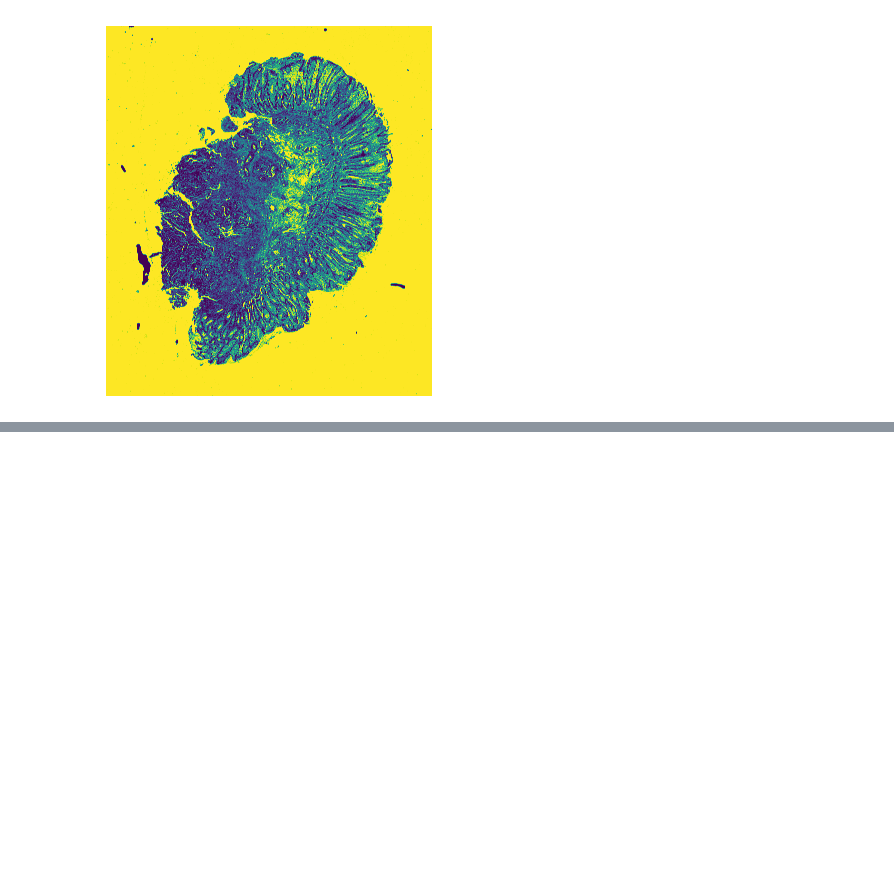
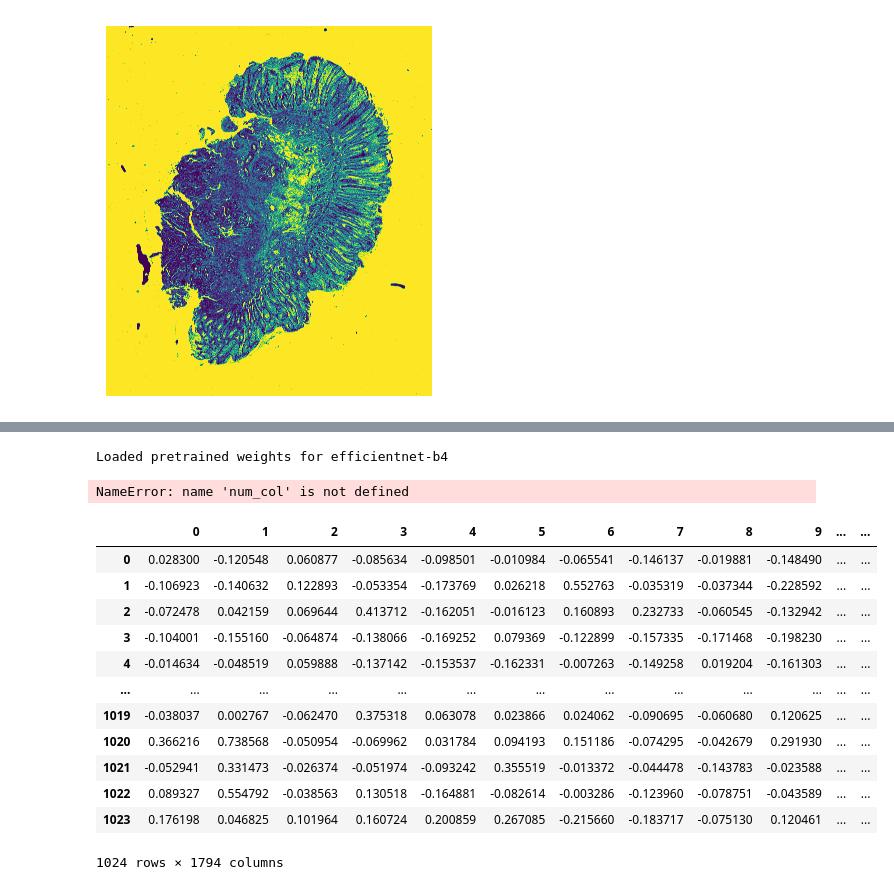
Before and after one commit to sikso1892/TEA-graph, a Jupyter notebook: notebooks/1.Sample_Spernode_generation.ipynb, the cells around one changed output, grey strips where cells are left out. Saved outputs shown, nothing was run; the diff lists cells and outputs as text; code cells hidden in the pictures; blank space fills up the shorter version.

```diff
--- a/notebooks/1.Sample_Spernode_generation.ipynb
+++ b/notebooks/1.Sample_Spernode_generation.ipynb
@@ -603,4 +762,12 @@ display(thresh_otsu.shape)
 # %%
+transform = transforms.Compose([
+            transforms.Resize(320),
+            transforms.CenterCrop(299),
+            transforms.ToTensor(),
+            transforms.Normalize([0.485,0.456,0.406], [0.229,0.224,0.225])
+            ])
+device = torch.device(int(gpu) if torch.cuda.is_available() else "cpu")
+model_ft = EfficientNet.from_pretrained('efficientnet-b4', num_classes = 2)
 x_list = []
 y_list = []
 feature_list = []
@@ -641,3 +808,57 @@ for i in range(0, num_col):
             y_list.append(j)
             temp_x.append(i)
             temp_y.append(j)
+            counter += 1
+            batchsize = 128
+
+            if counter == batchsize:
+
+                Dataset = SurvivalImageDataset(temp_patch_list, temp_x, temp_y, transform)
+                dataloader = torch.utils.data.DataLoader(Dataset,batch_size=batchsize,num_workers=0,drop_last=False)
+                for sample_img in dataloader:
+                    images = sample_img['image']
+                    images = images.to(device)
+                    with torch.set_grad_enabled(False):
+                         classifier, features = model_ft(images)
+
+                if inside_counter == 0:
+                    feature_list = np.concatenate((features.cpu().detach().numpy(),
+                                                   classifier.cpu().detach().numpy()), axis=1)
+                    temp_x = np.reshape(np.array(temp_x), (len(temp_x),1))
+                    temp_y = np.reshape(np.array(temp_y), (len(temp_x),1))
+
+                    x_y_list = np.concatenate((temp_x,temp_y),axis=1)
+                else:
+                    feature_list = np.concatenate((feature_list,
+                                                   np.concatenate((features.cpu().detach().numpy(),
+                                                                 classifier.cpu().detach().numpy()),axis=1)), axis=0)
+                    temp_x = np.reshape(np.array(temp_x), (len(temp_x),1))
+                    temp_y = np.reshape(np.array(temp_y), (len(temp_x),1))
+
+                    x_y_list = np.concatenate((x_y_list,
+                                               np.concatenate((temp_x,temp_y),axis=1)), axis=0)
+                inside_counter += 1
+                temp_patch_list = []
+                temp_x = []
+                temp_y = []
+                counter = 0
+# %% [output]
+Loaded pretrained weights for efficientnet-b4
+NameError: name 'num_col' is not defined
+# %%
+feature_df = pd.DataFrame.from_dict(feature_list)
+feature_df
+# %% [output]
+|  | 0 | 1 | 2 | 3 | 4 | 5 | 6 | 7 | 8 | 9 | ... | ... |
+| 0 | 0.028300 | -0.120548 | 0.060877 | -0.085634 | -0.098501 | -0.010984 | -0.065541 | -0.146137 | -0.019881 | -0.148490 | ... | ... |
+| 1 | -0.106923 | -0.140632 | 0.122893 | -0.053354 | -0.173769 | 0.026218 | 0.552763 | -0.035319 | -0.037344 | -0.228592 | ... | ... |
+| 2 | -0.072478 | 0.042159 | 0.069644 | 0.413712 | -0.162051 | -0.016123 | 0.160893 | 0.232733 | -0.060545 | -0.132942 | ... | ... |
+| 3 | -0.104001 | -0.155160 | -0.064874 | -0.138066 | -0.169252 | 0.079369 | -0.122899 | -0.157335 | -0.171468 | -0.198230 | ... | ... |
+| 4 | -0.014634 | -0.048519 | 0.059888 | -0.137142 | -0.153537 | -0.162331 | -0.007263 | -0.149258 | 0.019204 | -0.161303 | ... | ... |
+| ... | ... | ... | ... | ... | ... | ... | ... | ... | ... | ... | ... | ... |
+| 1019 | -0.038037 | 0.002767 | -0.062470 | 0.375318 | 0.063078 | 0.023866 | 0.024062 | -0.090695 | -0.060680 | 0.120625 | ... | ... |
+| 1020 | 0.366216 | 0.738568 | -0.050954 | -0.069962 | 0.031784 | 0.094193 | 0.151186 | -0.074295 | -0.042679 | 0.291930 | ... | ... |
+| 1021 | -0.052941 | 0.331473 | -0.026374 | -0.051974 | -0.093242 | 0.355519 | -0.013372 | -0.044478 | -0.143783 | -0.023588 | ... | ... |
+| 1022 | 0.089327 | 0.554792 | -0.038563 | 0.130518 | -0.164881 | -0.082614 | -0.003286 | -0.123960 | -0.078751 | -0.043589 | ... | ... |
+| 1023 | 0.176198 | 0.046825 | 0.101964 | 0.160724 | 0.200859 | 0.267085 | -0.215660 | -0.183717 | -0.075130 | 0.120461 | ... | ... |
+1024 rows × 1794 columns
```
Also changed, not shown: parts of 15 cells of this notebook, 11 other files.
